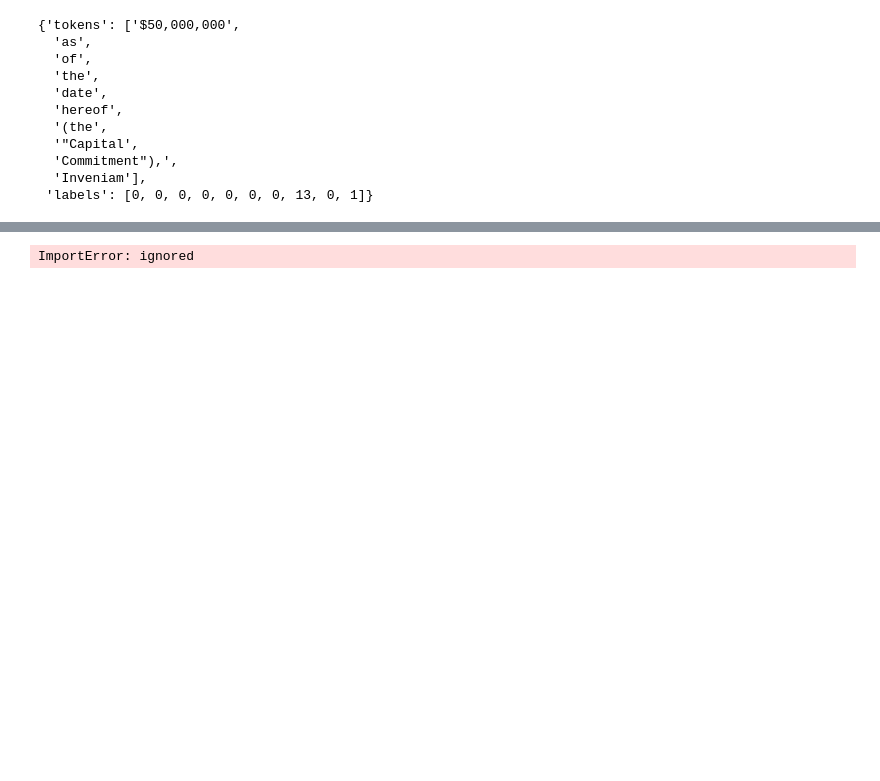
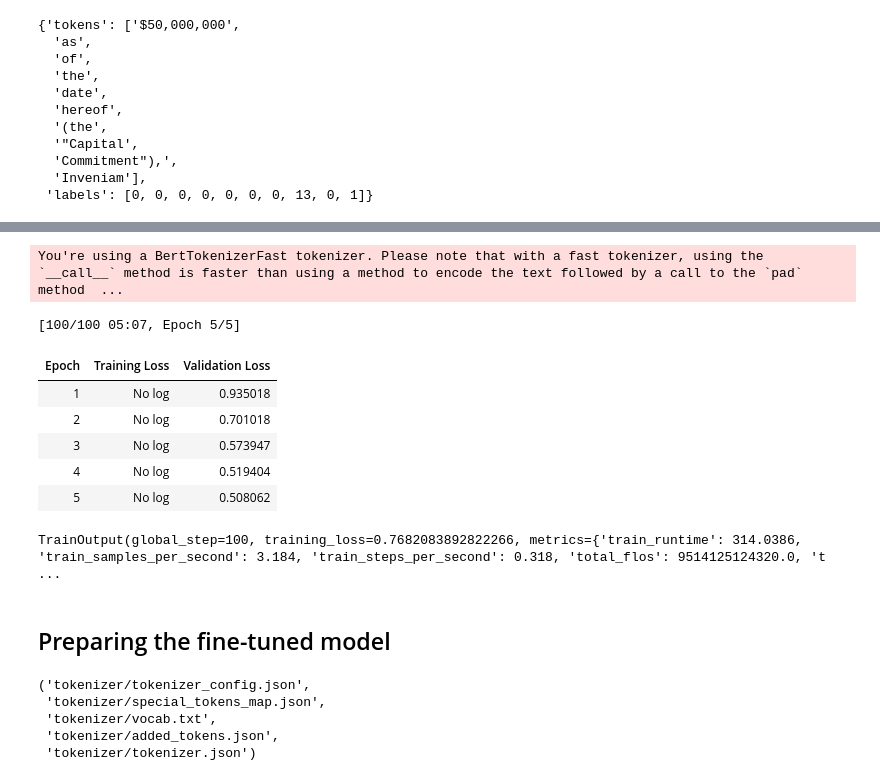
Before and after one commit to MobinulSekh-VaraTech/NER, a Jupyter notebook: NER_BERT.ipynb, the cells around one changed output, grey strips where cells are left out. Saved outputs shown, nothing was run; the diff lists cells and outputs as text; code cells hidden in the pictures; blank space fills up the shorter version.

Commit message:
finished fine-tunning model

```diff
--- a/NER_BERT.ipynb
+++ b/NER_BERT.ipynb
@@ -270,10 +253,33 @@ args = TrainingArguments(
     "test-ner",
     evaluation_strategy = "epoch",
     learning_rate=2e-5,
-    per_device_train_batch_size=16,
-    per_device_eval_batch_size=16,
-    num_train_epochs=3,
+    per_device_train_batch_size=10,
+    per_device_eval_batch_size=10,
+    num_train_epochs=5,
     weight_decay=0.01,
 )
-# %% [output]
-ImportError: ignored
+# %%
+data_collator = DataCollatorForTokenClassification(tokenizer)
+# %%
+trainer = Trainer(
+    model,
+    args,
+   train_dataset=tokenized_dataset["train"],
+   eval_dataset=tokenized_dataset["validate"],
+   data_collator=data_collator,
+   tokenizer=tokenizer,
+)
+# %%
+trainer.train()
+# %% [output]
+You're using a BertTokenizerFast tokenizer. Please note that with a fast tokenizer, using the `__call__` method is faster than using a method to encode the text followed by a call to the `pad` method  ...
+[100/100 05:07, Epoch 5/5]
+| Epoch | Training Loss | Validation Loss |
+| 1 | No log | 0.935018 |
+| 2 | No log | 0.701018 |
+| 3 | No log | 0.573947 |
+| 4 | No log | 0.519404 |
+| 5 | No log | 0.508062 |
+TrainOutput(global_step=100, training_loss=0.7682083892822266, metrics={'train_runtime': 314.0386, 'train_samples_per_second': 3.184, 'train_steps_per_second': 0.318, 'total_flos': 9514125124320.0, 't ...
+# %% [markdown]
+## Preparing the fine-tuned model
@@ -279,0 +288,8 @@ ImportError: ignored
+# %%
+tokenizer.save_pretrained("tokenizer")
+# %% [output]
+('tokenizer/tokenizer_config.json',
+ 'tokenizer/special_tokens_map.json',
+ 'tokenizer/vocab.txt',
+ 'tokenizer/added_tokens.json',
+ 'tokenizer/tokenizer.json')
```
Also changed, not shown: parts of 13 cells of this notebook.
